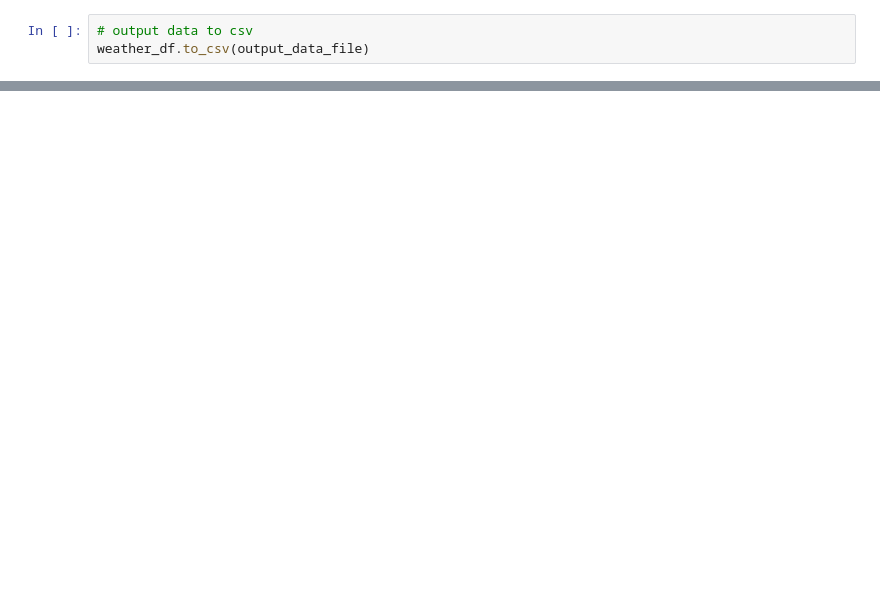
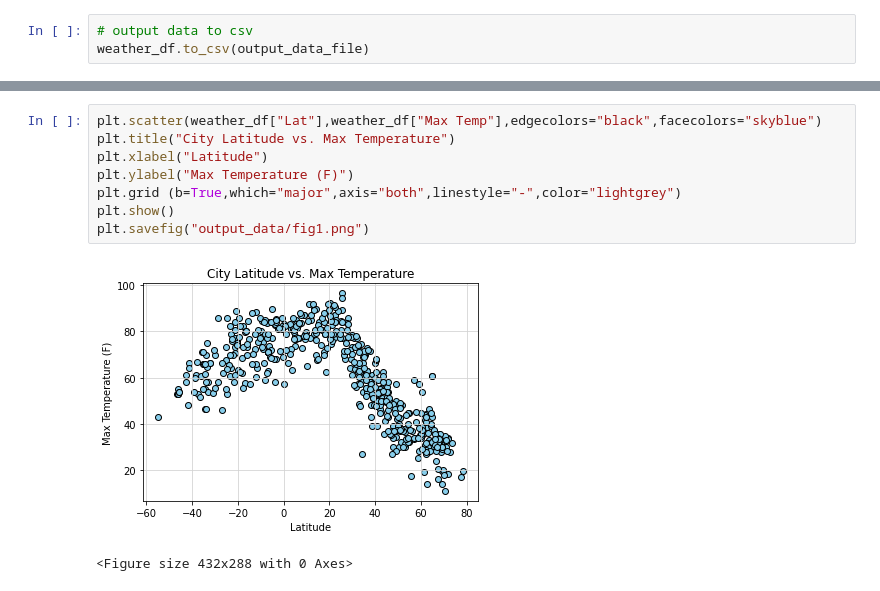
Before and after one commit to narobin83/python-api-challenge, a Jupyter notebook: WeatherPy/WeatherPy.ipynb, the cells around one changed output, grey strips where cells are left out. Cells and saved outputs as stored; diff of their text form; blank space fills up the shorter version.

```diff
--- a/WeatherPy/WeatherPy.ipynb
+++ b/WeatherPy/WeatherPy.ipynb
@@ -161,0 +175,11 @@ weather_df_2
+# %%
+plt.scatter(weather_df["Lat"],weather_df["Max Temp"],edgecolors="black",facecolors="skyblue")
+plt.title("City Latitude vs. Max Temperature")
+plt.xlabel("Latitude")
+plt.ylabel("Max Temperature (F)")
+plt.grid (b=True,which="major",axis="both",linestyle="-",color="lightgrey")
+plt.show()
+plt.savefig("output_data/fig1.png")
+# %% [output]
+[figure, added]
+<Figure size 432x288 with 0 Axes>
```
Also changed, not shown: parts of 6 cells of this notebook, 1 other file.
